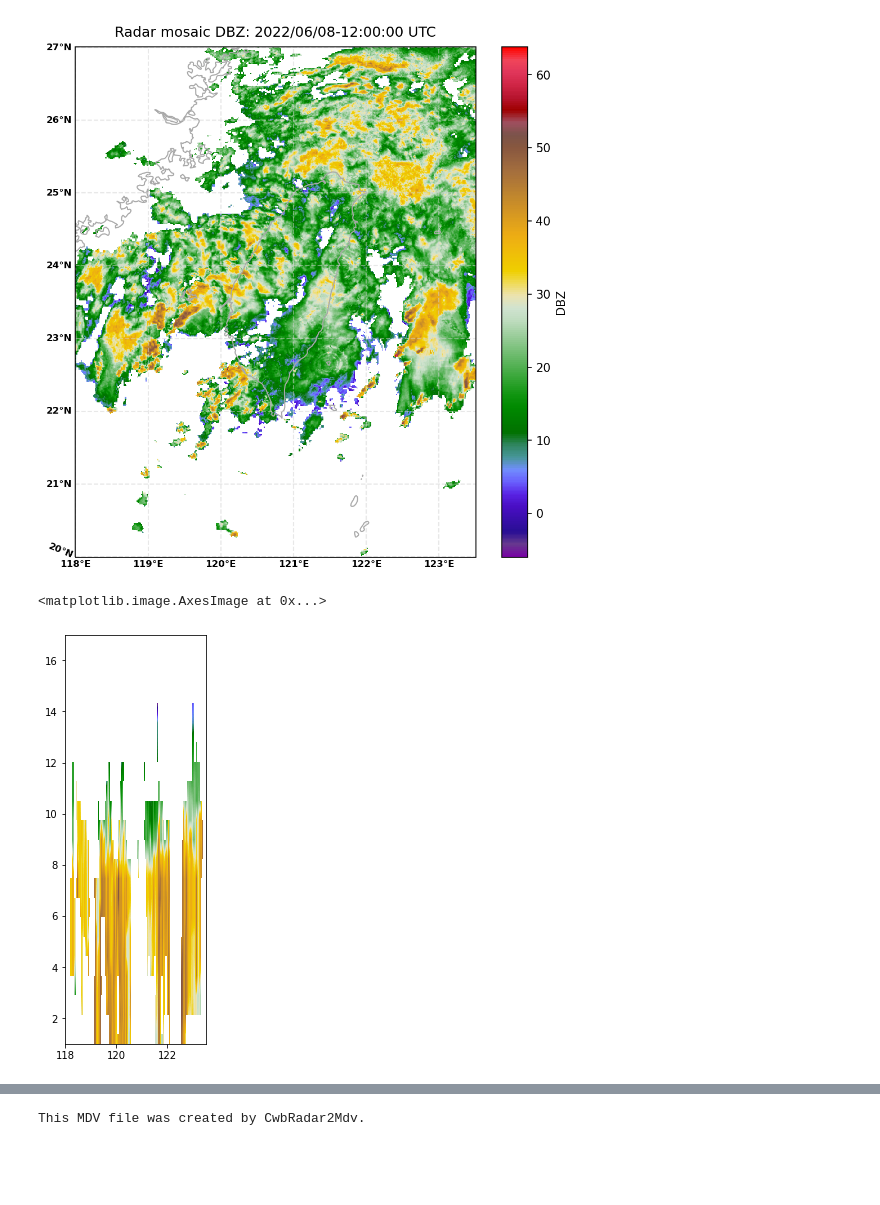
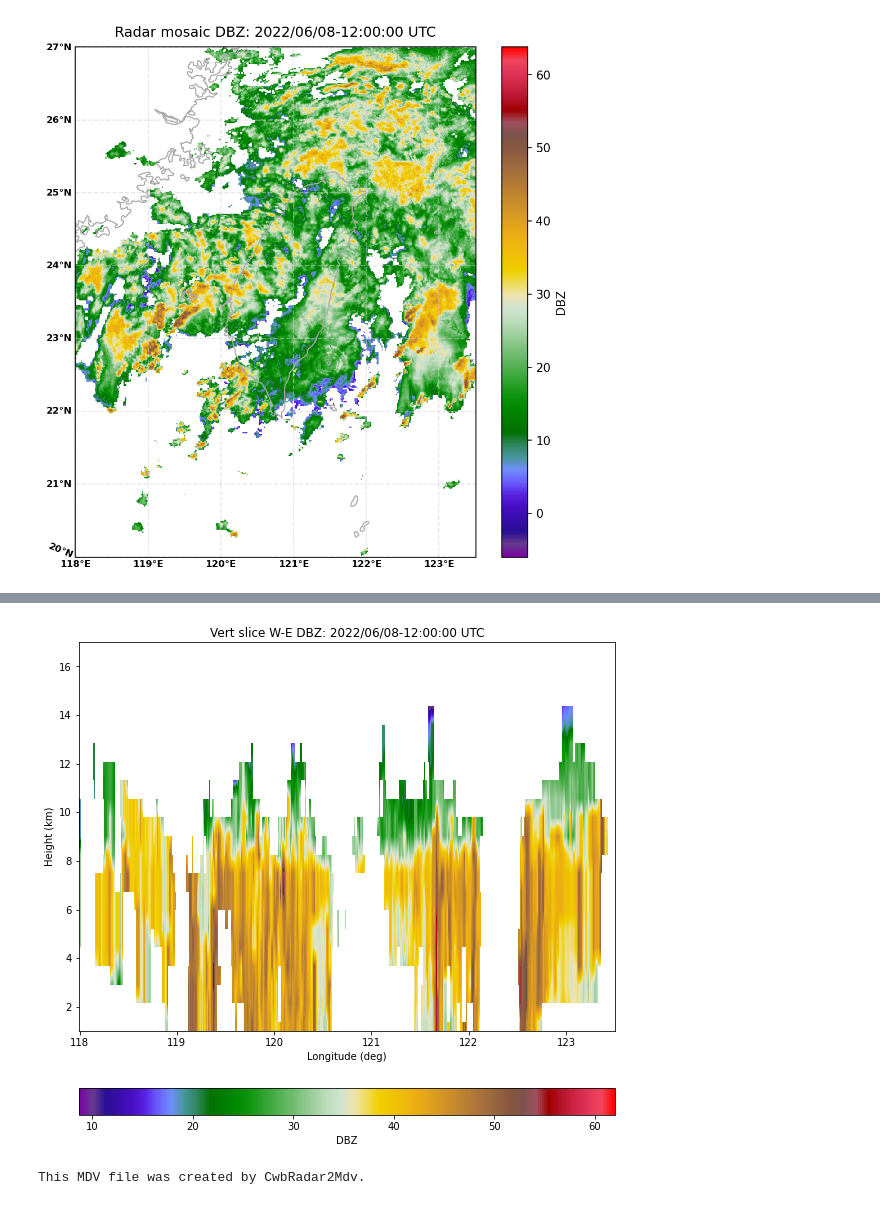
Before and after one commit to NCAR/lrose-docs, a Jupyter notebook: notebooks/erad_workshop_2022.ipynb, the cells around one changed output, grey strips where cells are left out. Saved outputs shown, nothing was run; the diff lists cells and outputs as text; code cells hidden in the pictures; blank space fills up the shorter version.

```diff
--- a/notebooks/erad_workshop_2022.ipynb
+++ b/notebooks/erad_workshop_2022.ipynb
@@ -209,22 +209,3 @@ plt.title("Radar mosaic DBZ: " + startTimeStr)
 # %% [output]
 Text(0.5, 1.0, 'Radar mosaic DBZ: 2022/06/08-12:00:00 UTC')
 [figure]
-# %%
-fig2 = plt.figure(num=2, figsize=[6, 6], layout='constrained')
-#fig2 = plt.figure()
-#ax2 = fig2.add_subplot(1, 1, 1, xlim = (minLon, maxLon), ylim = (minHt, maxHt))
-ax2 = fig2.add_subplot(1, 1, 1, xlim = (minLon, maxLon), ylim = (minHt, maxHt))
-## Set extent the same as radar mosaic
-#ax2.xlim(minLon, maxLon)
-#ax2.ylim(minHt, maxHt)
-plt.imshow(dbzEWMax,
-    cmap='pyart_Carbone42',
-    interpolation = 'bilinear',
-    origin = 'lower',
-    extent = (minLon, maxLon, minHt, maxHt))
-#ax2.coastlines('10m', 'darkgray', linewidth=1, zorder=0)
-#plt.colorbar(label="DBZ", orientation="vertical")
-#plt.title("Vert slice W-E DBZ: " + startTimeStr)
-# %% [output]
-<matplotlib.image.AxesImage at 0x...>
-[figure, removed]
@@ -234,0 +212,14 @@ xsectNs =
+# %%
+fig2 = plt.figure(num=2, figsize=[8, 8], layout='constrained')
+ax2 = fig2.add_subplot(1, 1, 1, xlim = (minLon, maxLon), ylim = (minHt, maxHt))
+plt.imshow(dbzEWMax,
+    cmap='pyart_Carbone42',
+    interpolation = 'bilinear',
+    origin = 'lower',
+    extent = (minLon, maxLon, minHt, maxHt))
+ax2.set_aspect(0.25)
+ax2.set_xlabel('Longitude (deg)')
+ax2.set_ylabel('Height (km)')
+plt.colorbar(label="DBZ", orientation="horizontal", fraction=0.1)
+plt.title("Vert slice W-E DBZ: " + startTimeStr)
+# %% [output]
@@ -234,0 +227 @@ xsectNs =
+[figure, added]
```
Also changed, not shown: parts of 3 cells of this notebook.
